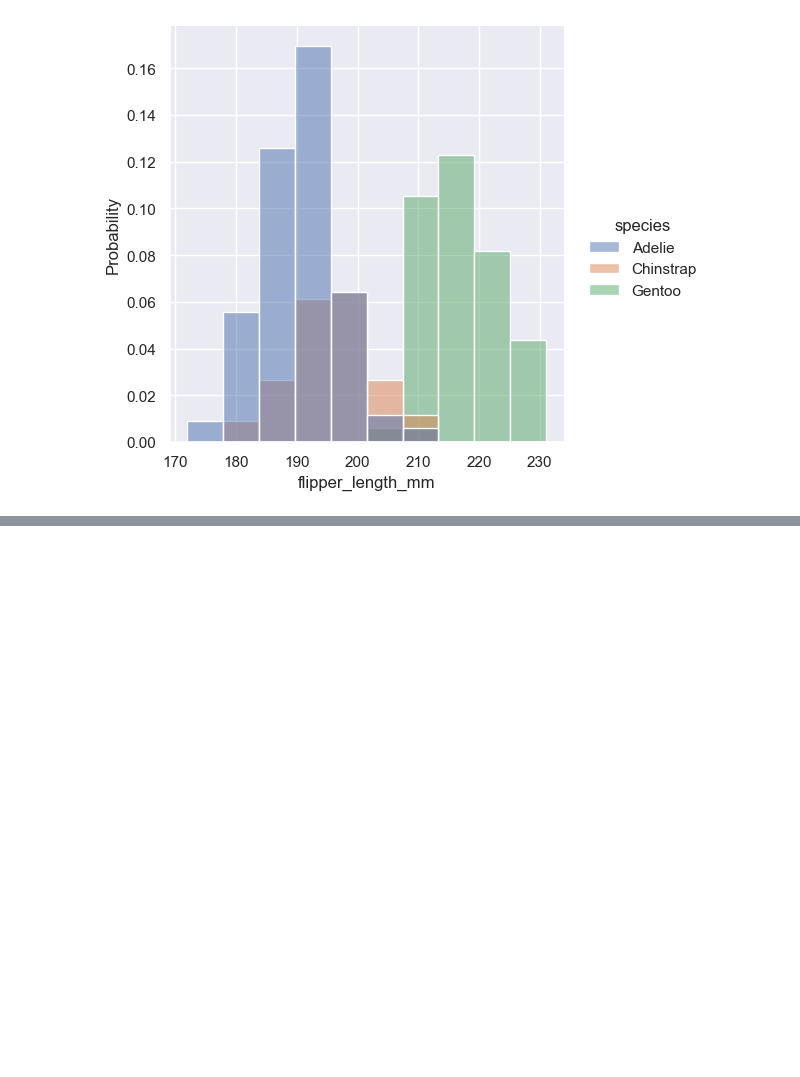
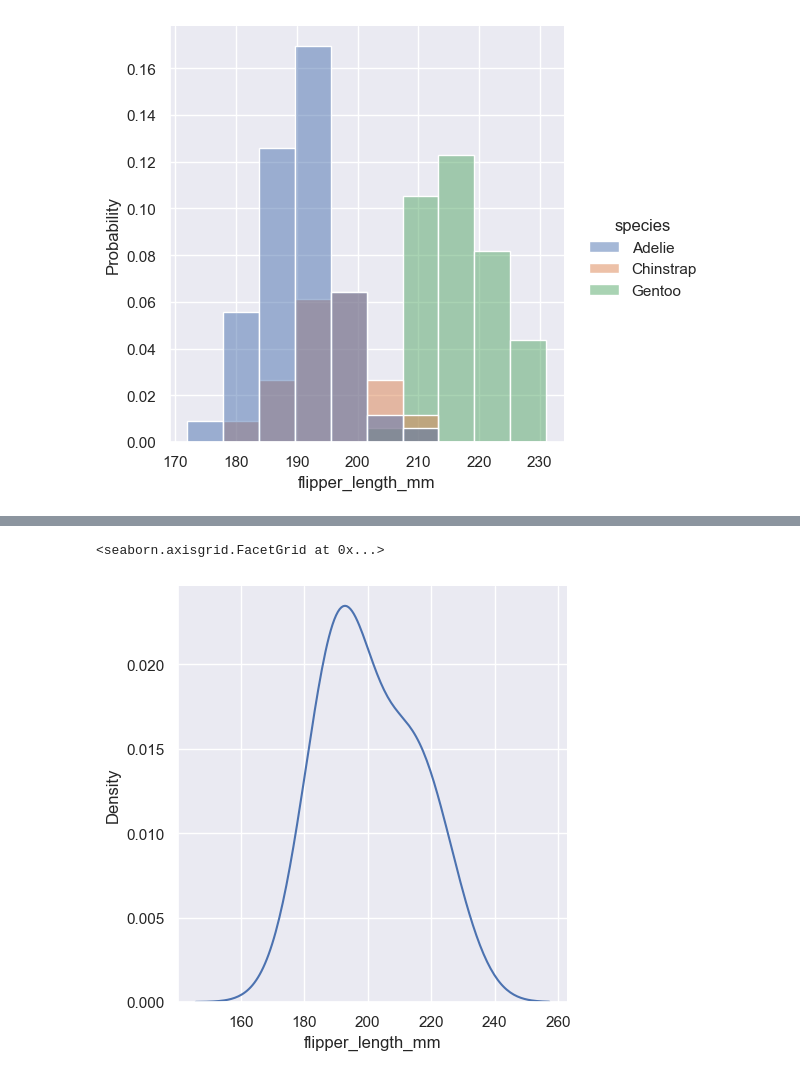
Before and after one commit to jhwn533/Pallet-Town, a Jupyter notebook: Seaborn_Tutorial/Visualizing statistical relationships.ipynb, the cells around one changed output, grey strips where cells are left out. Drawn from its saved outputs; the diff is of its cells as text; code cells hidden in the pictures; blank space fills up the shorter version.

```diff
--- a/Seaborn_Tutorial/Visualizing statistical relationships.ipynb
+++ b/Seaborn_Tutorial/Visualizing statistical relationships.ipynb
@@ -479,0 +503,6 @@ sns.displot(penguins, x="flipper_length_mm", hue="species", stat="probability")
+# %%
+# 대역폭이 넓게 그린 경우 - 특징적인 봉우리가 거의 사라짐(over-smoothed)
+sns.displot(penguins, x="flipper_length_mm", kind="kde", bw_adjust=2)
+# %% [output]
+<seaborn.axisgrid.FacetGrid at 0x...>
+[figure, added]
```
Also changed, not shown: parts of 18 cells of this notebook.
